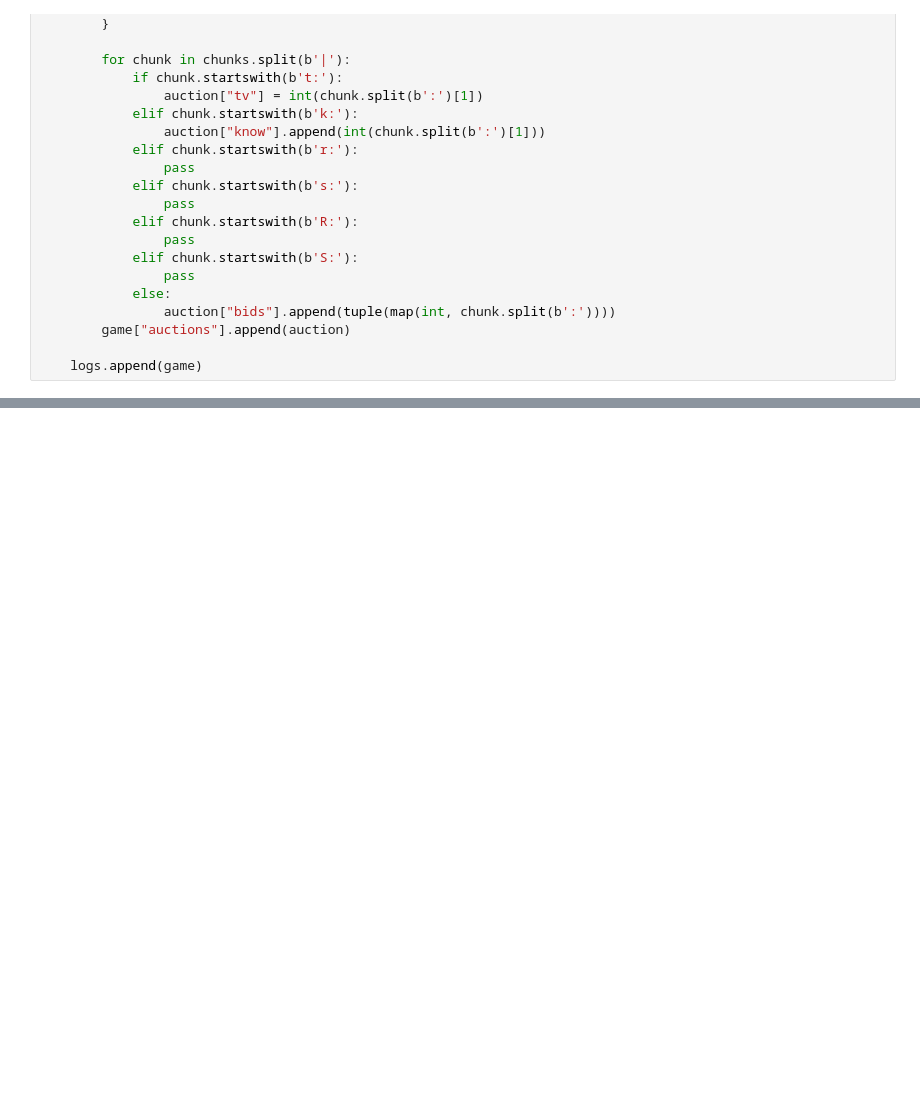
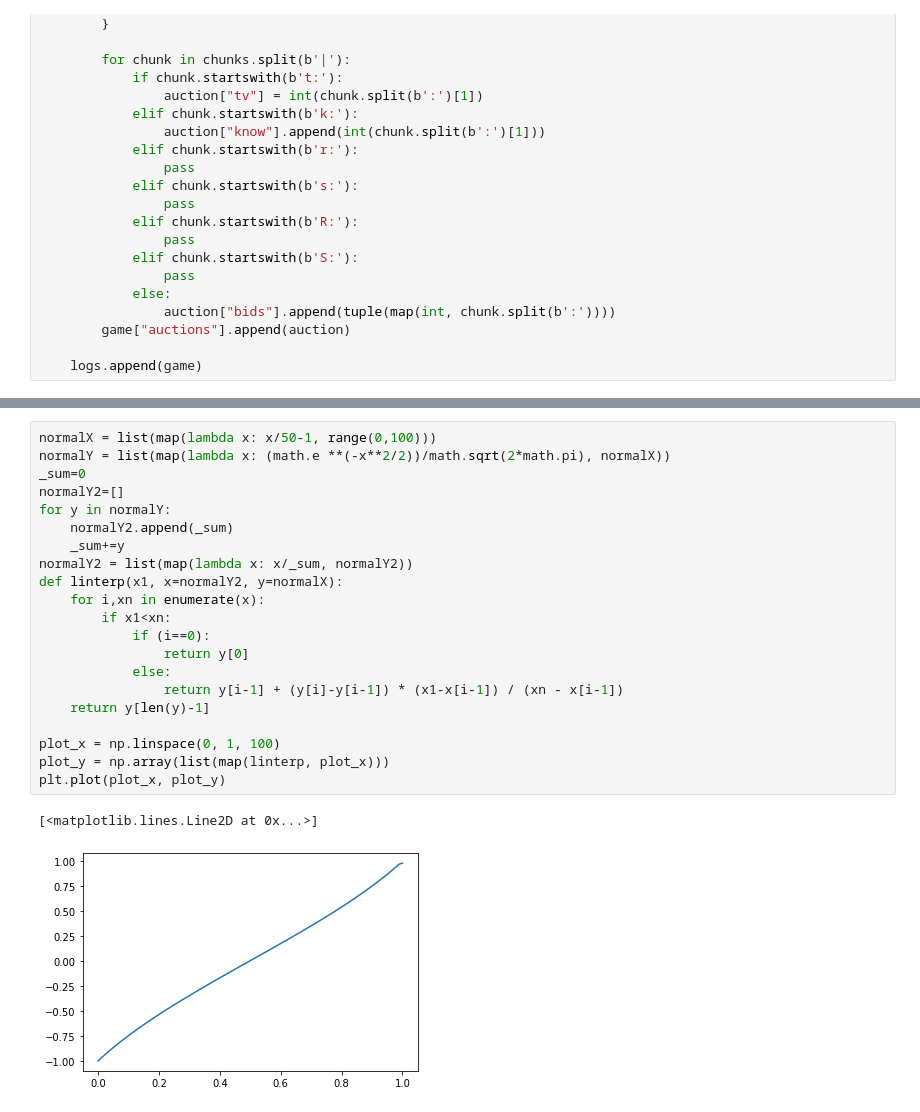
Before and after one commit to Edward-Ji/Auctions11, a Jupyter notebook: log_analyser.ipynb, the cells around one changed output, grey strips where cells are left out. Drawn from its saved outputs; the diff is of its cells as text; blank space fills up the shorter version.

```diff
--- a/log_analyser.ipynb
+++ b/log_analyser.ipynb
@@ -136,0 +142,24 @@ plt.show()
+# %%
+normalX = list(map(lambda x: x/50-1, range(0,100)))
+normalY = list(map(lambda x: (math.e **(-x**2/2))/math.sqrt(2*math.pi), normalX))
+_sum=0
+normalY2=[]
+for y in normalY:
+    normalY2.append(_sum)
+    _sum+=y
+normalY2 = list(map(lambda x: x/_sum, normalY2))
+def linterp(x1, x=normalY2, y=normalX):
+    for i,xn in enumerate(x):
+        if x1<xn:
+            if (i==0):
+                return y[0]
+            else:
+                return y[i-1] + (y[i]-y[i-1]) * (x1-x[i-1]) / (xn - x[i-1])
+    return y[len(y)-1]
+
+plot_x = np.linspace(0, 1, 100)
+plot_y = np.array(list(map(linterp, plot_x)))
+plt.plot(plot_x, plot_y)
+# %% [output]
+[<matplotlib.lines.Line2D at 0x...>]
+[figure, added]
```
Also changed, not shown: parts of 3 cells of this notebook, 2 other files.
